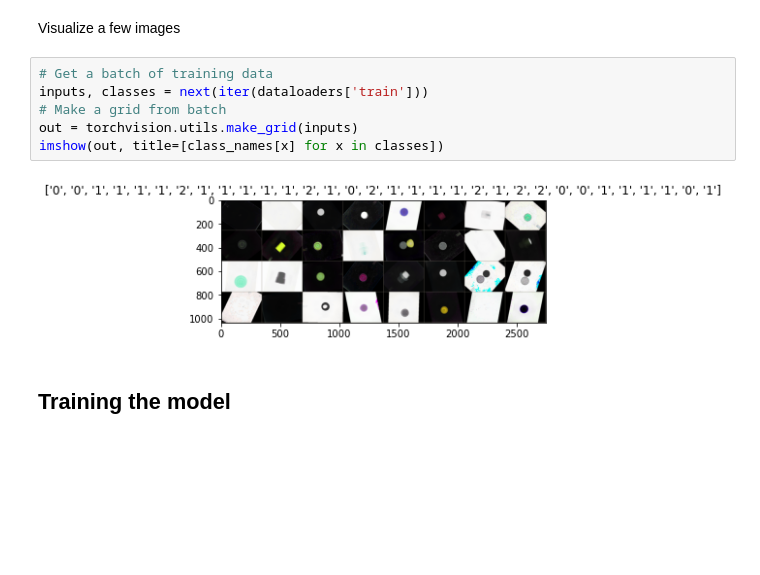
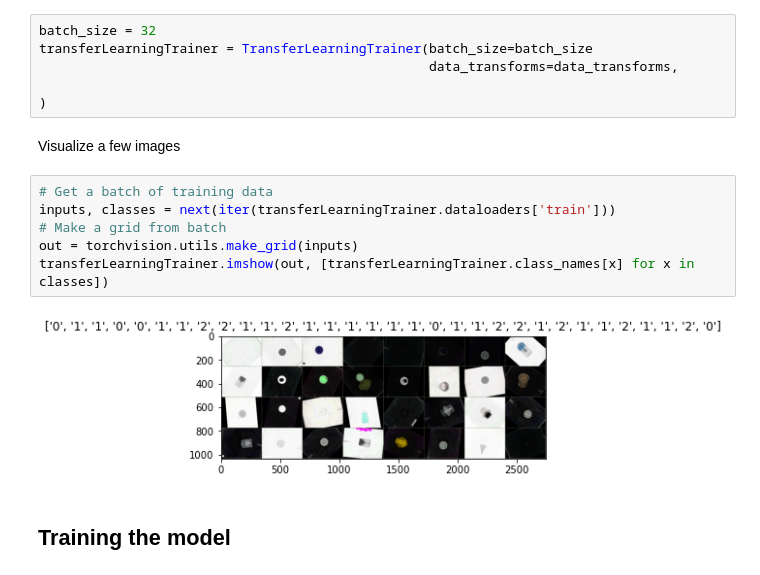
Before and after one commit to eismont21/AnomaliesRecycling, a Jupyter notebook: TransferLearning.ipynb, the cells around one changed output. Drawn from its saved outputs; the diff is of its cells as text; blank space fills up the shorter version.

Commit message:
create TransferLearningTrainer class and adjust save dirs

```diff
--- a/TransferLearning.ipynb
+++ b/TransferLearning.ipynb
@@ -75,13 +70,19 @@ dataloaders = create_dataloaders(image_datasets, batch_size=batch_size)
+# %%
+batch_size = 32
+transferLearningTrainer = TransferLearningTrainer(batch_size=batch_size
+                                                  data_transforms=data_transforms,
+
+)
 # %% [markdown]
 Visualize a few images
 # %%
 # Get a batch of training data
-inputs, classes = next(iter(dataloaders['train']))
+inputs, classes = next(iter(transferLearningTrainer.dataloaders['train']))
 # Make a grid from batch
 out = torchvision.utils.make_grid(inputs)
-imshow(out, title=[class_names[x] for x in classes])
+transferLearningTrainer.imshow(out, [transferLearningTrainer.class_names[x] for x in classes])
 # %% [output]
-[figure, old version]
+[figure, new version]
 # %% [markdown]
 Training the model
 ------------------
```
Also changed, not shown: parts of 14 cells of this notebook, 1 other file.
